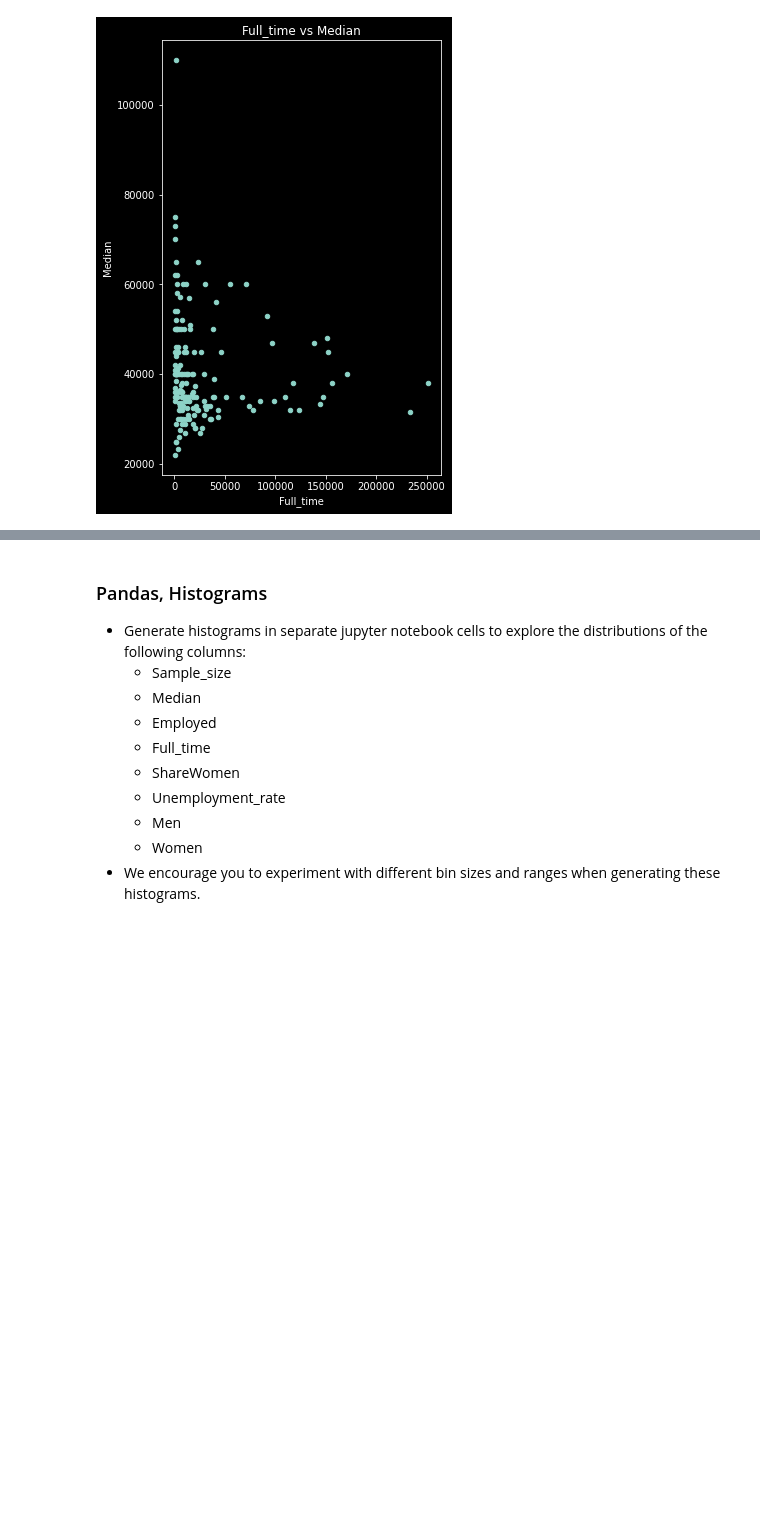
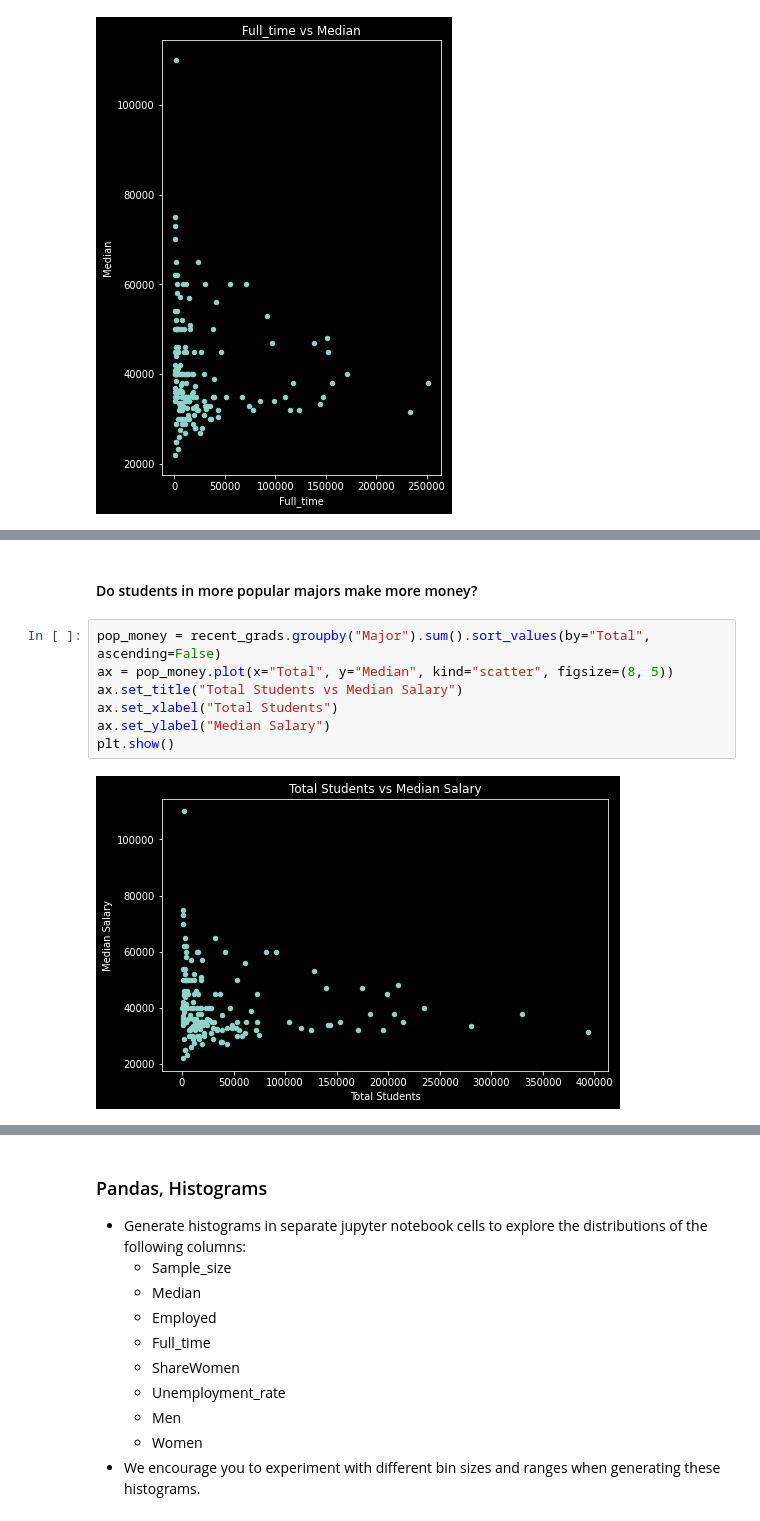
Before and after one commit to PrynsTag/DataQuest-Data-Scientist-Python, a Jupyter notebook: Data Analysis and Visualization/Exploratory Data Visualization/[PROJECT] Visualizing Earnings Based On College Majors/Project.ipynb, the cells around one changed output, grey strips where cells are left out. Saved outputs shown, nothing was run; the diff lists cells and outputs as text; blank space fills up the shorter version.

```diff
--- a/Data Analysis and Visualization/Exploratory Data Visualization/[PROJECT] Visualizing Earnings Based On College Majors/Project.ipynb
+++ b/Data Analysis and Visualization/Exploratory Data Visualization/[PROJECT] Visualizing Earnings Based On College Majors/Project.ipynb
@@ -302,0 +312,11 @@ plt.show()
+# %% [markdown]
+#### Do students in more popular majors make more money?
+# %%
+pop_money = recent_grads.groupby("Major").sum().sort_values(by="Total", ascending=False)
+ax = pop_money.plot(x="Total", y="Median", kind="scatter", figsize=(8, 5))
+ax.set_title("Total Students vs Median Salary")
+ax.set_xlabel("Total Students")
+ax.set_ylabel("Median Salary")
+plt.show()
+# %% [output]
+[figure, added]
```
Also changed, not shown: parts of 9 cells of this notebook.
